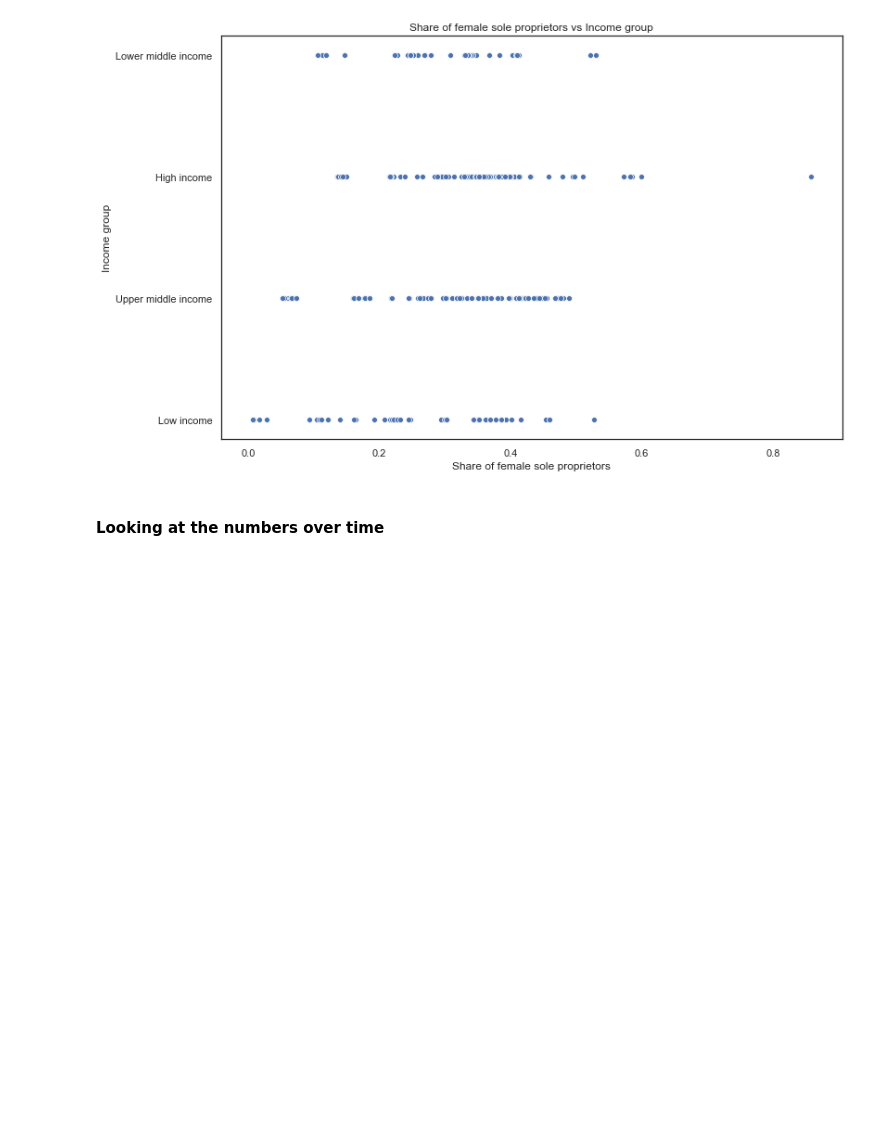
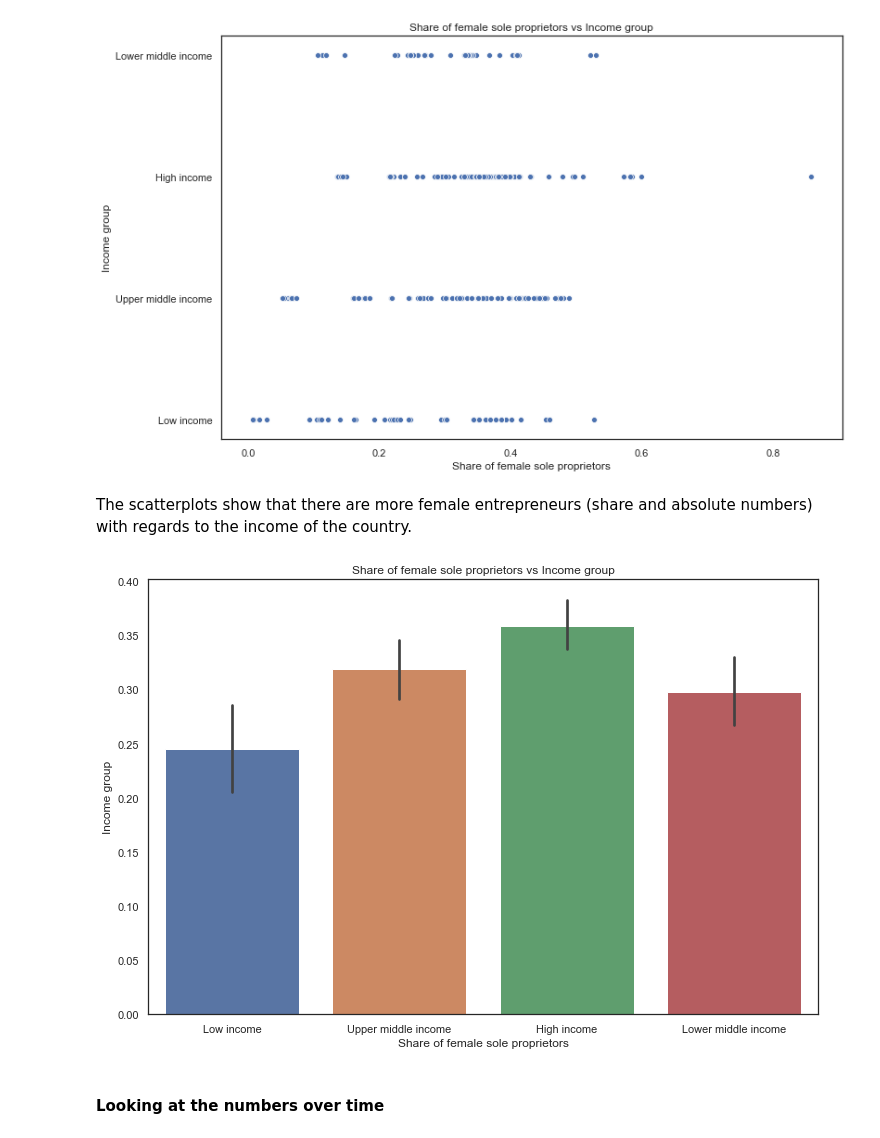
Before and after one commit to sabrinabluhm/femaleEntrepreneurship, a Jupyter notebook: Data/World Bank data - cleaning and analyzing.ipynb, the cells around one changed output. Saved outputs shown, nothing was run; the diff lists cells and outputs as text; code cells hidden in the pictures; blank space fills up the shorter version.

```diff
--- a/Data/World Bank data - cleaning and analyzing.ipynb
+++ b/Data/World Bank data - cleaning and analyzing.ipynb
@@ -564,3 +599,17 @@ ax.set_title("Share of female sole proprietors vs Income group");
 ax.set(xlabel="Share of female sole proprietors", ylabel="Income group");
 # %% [output]
 [figure]
+# %% [markdown]
+The scatterplots show that there are more female entrepreneurs (share and absolute numbers) with regards to the income of the country.
+# %%
+femaleBusinessOwners_share = worldbankdata["Share of female sole proprietors"].tolist()
+incomeGroup = worldbankdata["Income group"].tolist()
+
+fig, ax = plt.subplots(figsize=(12,8))
+ax = sns.barplot(data=worldbankdata,
+                 x=incomeGroup,
+                 y=femaleBusinessOwners_share)
+ax.set_title("Share of female sole proprietors vs Income group");
+ax.set(xlabel="Share of female sole proprietors", ylabel="Income group");
+# %% [output]
+[figure, added]
```
Also changed, not shown: parts of 43 cells of this notebook, 1 other file.
